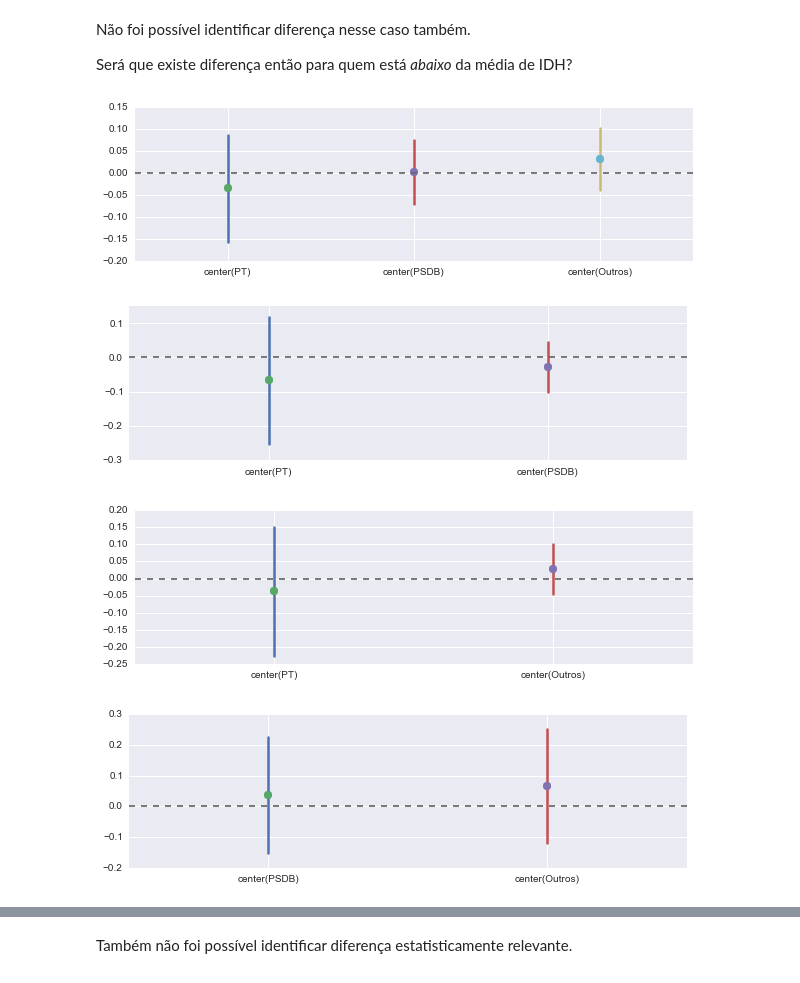
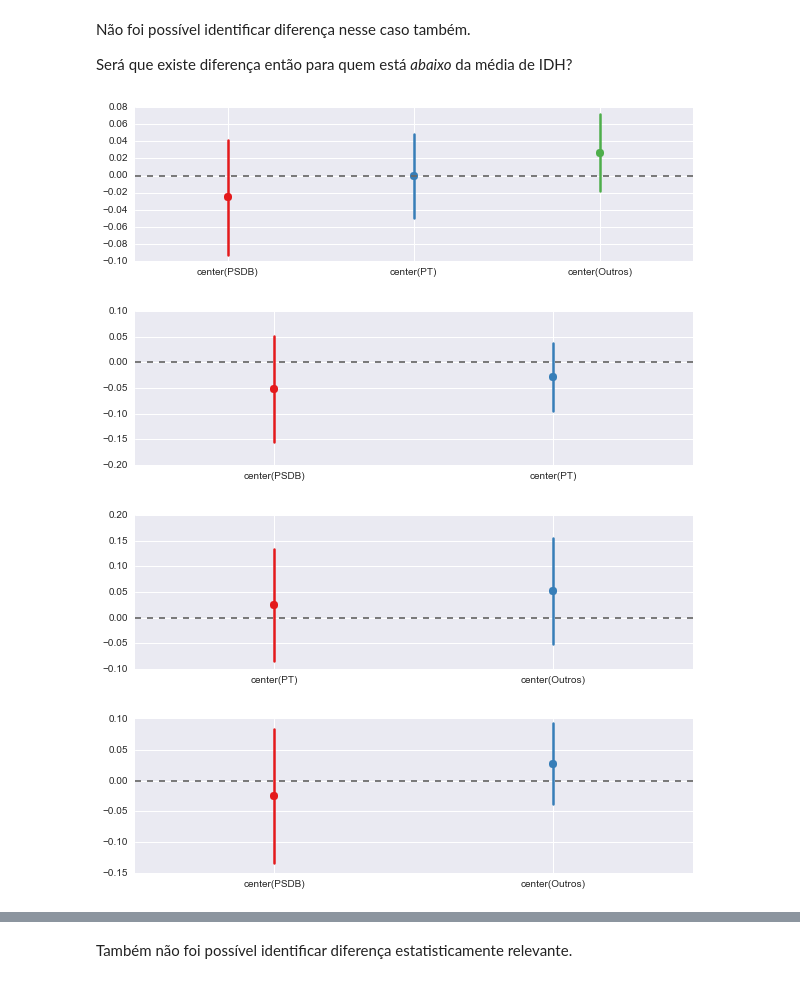
Before and after one commit to xboard/xboard.github.io, a Jupyter notebook: ipynb/IDH.ipynb, the cells around one changed output, grey strips where cells are left out. Cells and saved outputs as stored; diff of their text form; code cells hidden in the pictures.

```diff
--- a/ipynb/IDH.ipynb
+++ b/ipynb/IDH.ipynb
@@ -55,12 +55,12 @@ def idh_level(x):
 """
 def idh_level2(x):
     if x >= table[4][2:].apply(idh_format).median():
-        return 1
-    else: return 0
+        return "ALTO"
+    else: return "BAIXO"
 # %%
-idhm_df = pd.DataFrame({u'Estado':table[2][2:].tolist(),u'2010':table[3][2:].apply(idh_format).tolist(),u'2000':table[4][2:].apply(idh_format).tolist()})
-idhm_df["Ratio"] = idhm_df["2010"]/idhm_df["2000"]
-idhm_df["idh_level_2000"] = idhm_df["2000"].apply(idh_level2)
+idhm_df = pd.DataFrame({u'Estado':table[2][2:].tolist(),u'I2010':table[3][2:].apply(idh_format).tolist(),u'I2000':table[4][2:].apply(idh_format).tolist()})
+idhm_df["Ratio"] = idhm_df["I2010"]/idhm_df["I2000"]
+idhm_df["idh_level_2000"] = idhm_df["I2000"].apply(idh_level2)
 # %%
 idhm_df
 # %% [output]
@@ -318,13 +325,13 @@ Não foi possível identificar diferença nesse caso também.
 
 Será que existe diferença então para quem está *abaixo* da média de IDH?
 # %%
-sns.coefplot("center(Ratio) ~ center(PSDB) + center(PT) + center(Outros)",df[df.idh_level_2000==1], palette="Set1");
-sns.coefplot("center(Ratio) ~ center(PSDB) + center(PT)", df[df.idh_level_2000==1], palette="Set1");
-sns.coefplot("center(Ratio) ~ center(PT) + center(Outros)", df[df.idh_level_2000==1], palette="Set1");
-sns.coefplot("center(Ratio) ~ center(PSDB) + center(Outros)", df[df.idh_level_2000==1], palette="Set1");
+sns.coefplot("center(Ratio) ~ center(PSDB) + center(PT) + center(Outros)",df[df.idh_level_2000=="BAIXO"], palette="Set1");
+sns.coefplot("center(Ratio) ~ center(PSDB) + center(PT)", df[df.idh_level_2000=="BAIXO"], palette="Set1");
+sns.coefplot("center(Ratio) ~ center(PT) + center(Outros)", df[df.idh_level_2000=="BAIXO"], palette="Set1");
+sns.coefplot("center(Ratio) ~ center(PSDB) + center(Outros)", df[df.idh_level_2000=="BAIXO"], palette="Set1");
 # %% [output]
-[figure, old version]
+[figure, new version]
-[figure, old version]
+[figure, new version]
-[figure, old version]
+[figure, new version]
-[figure, old version]
+[figure, new version]
 # %%
```
Also changed, not shown: parts of 15 cells of this notebook, 3 other files.
